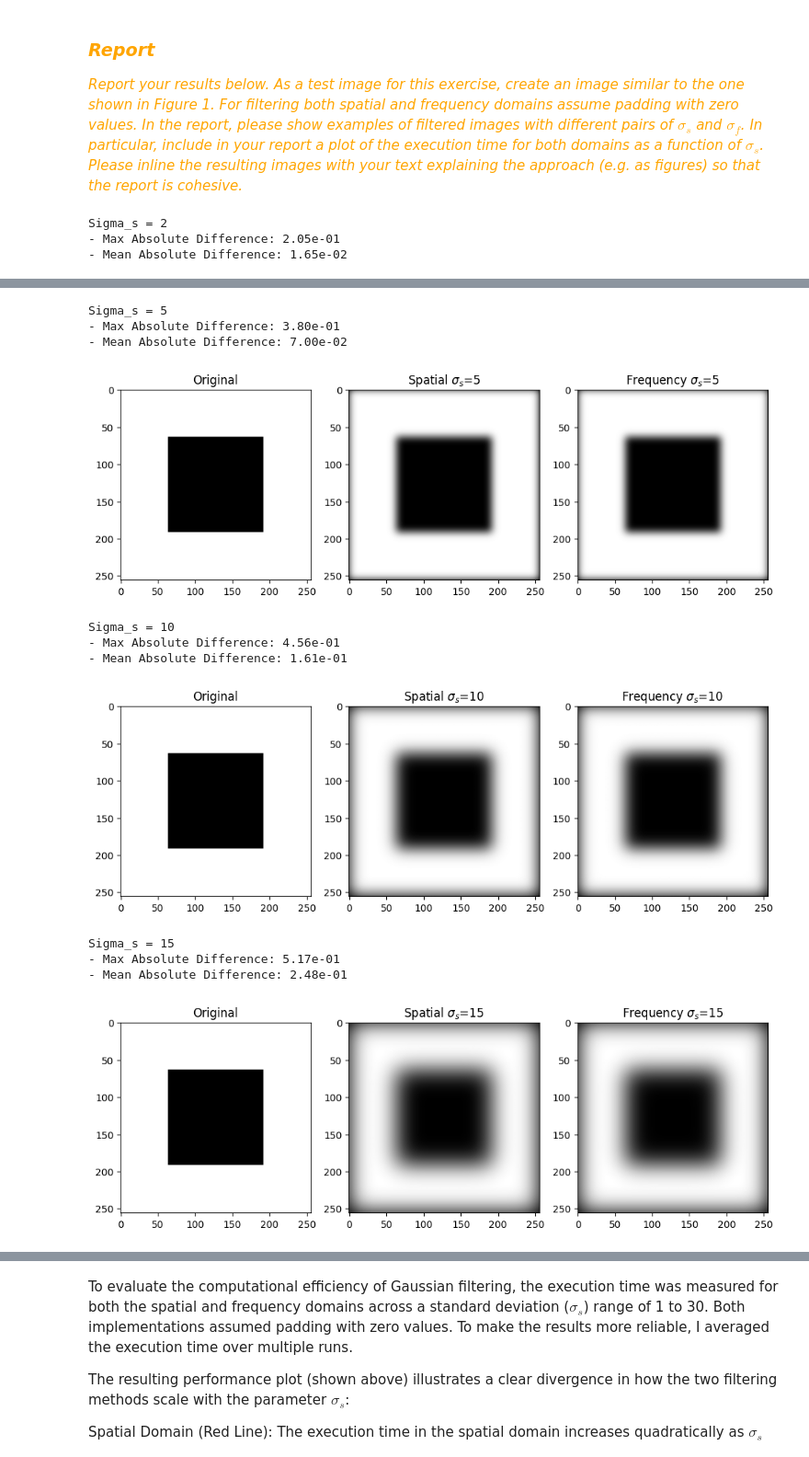
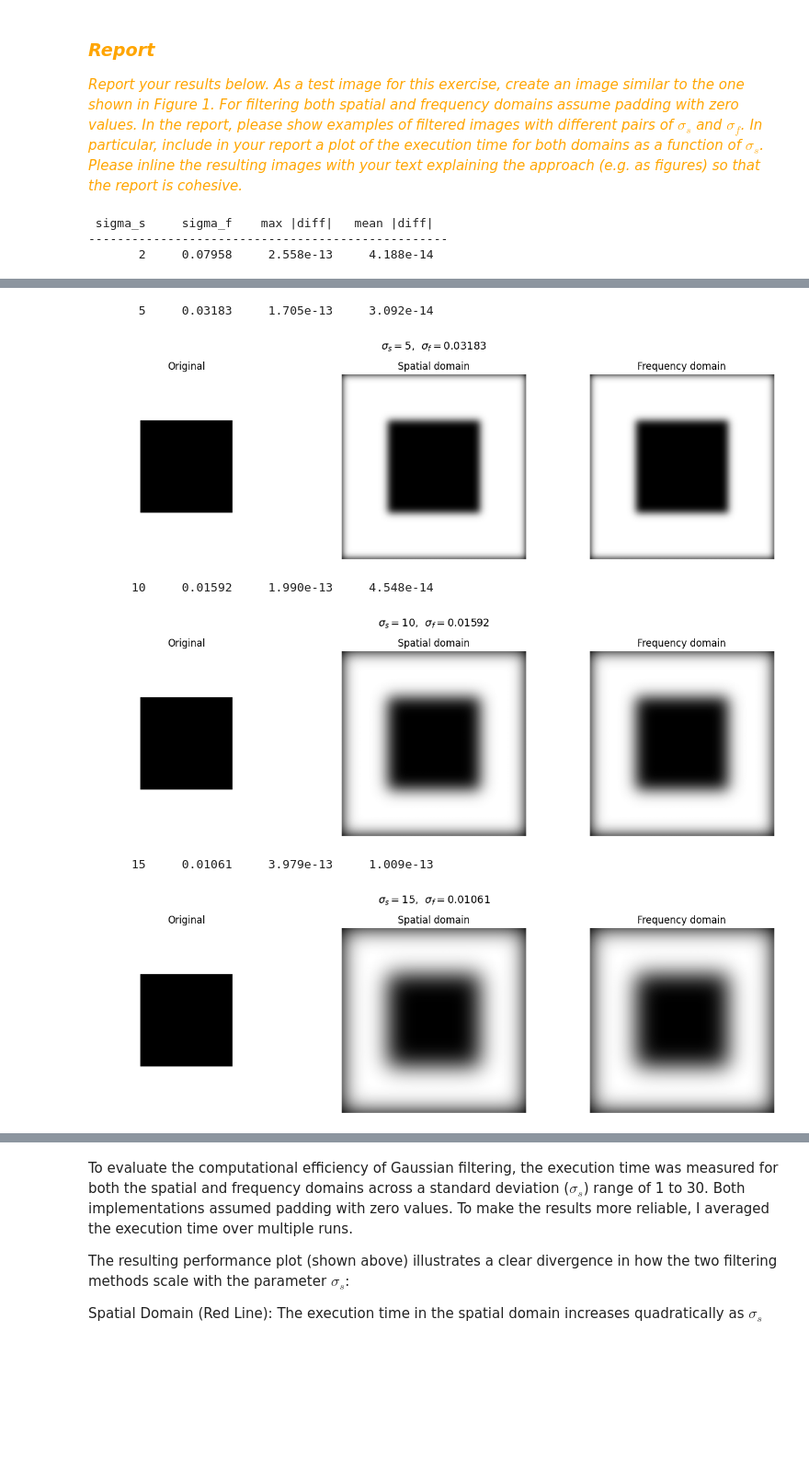
Before and after one commit to BirdWithDreams/image-and-video-processing, a Jupyter notebook: assignment_3/assignment_3.ipynb, the cells around one changed output, grey strips where cells are left out. Shown at 92% size. Drawn from its saved outputs; the diff is of its cells as text; code cells hidden in the pictures; blank space fills up the shorter version.

Commit message:
adding quantitative check

```diff
--- a/assignment_3/assignment_3.ipynb
+++ b/assignment_3/assignment_3.ipynb
@@ -96,30 +91,28 @@ def frequency_gaussian_filter(image, sigma_s):
 <span style="color:orange"> _Report your results below. As a test image for this exercise, create an image similar to the one shown in Figure 1. For filtering both spatial and frequency domains assume padding with zero values. In the report, please show examples of filtered images with different pairs of $\sigma_s$ and $\sigma_f$. In particular, include in your report
 a plot of the execution time for both domains as a function of $\sigma_s$. Please inline the resulting images with your text explaining the approach (e.g. as figures) so that the report is cohesive._ </span>
 # %%
-# Create the test image
 test_image = create_test_image()
+sigmas = [2, 5, 10, 15]
 
-# Testing an expanded range of sigmas
-sigmas = [2, 5, 10, 15]
+print(f"{'sigma_s':>8}  {'sigma_f':>10}  {'max |diff|':>12}  {'mean |diff|':>12}")
+print("-" * 50)
 
 for s in sigmas:
     spatial_res = spatial_gaussian_filter(test_image, s)
-    freq_res = frequency_gaussian_filter(test_image, s)
+    freq_res, sigma_f = frequency_gaussian_filter(test_image, s)
 
-    # Quantitative Check
-    #max_diff = np.max(np.abs(spatial_res - freq_res))
-    #mean_diff = np.mean(np.abs(spatial_res - freq_res))
+    max_diff  = np.max(np.abs(spatial_res - freq_res))
+    mean_diff = np.mean(np.abs(spatial_res - freq_res))
+    print(f"{s:>8}  {sigma_f:>10.5f}  {max_diff:>12.3e}  {mean_diff:>12.3e}")
 
-    #print(f"Sigma_s = {s}")
-    #print(f"- Max Absolute Difference: {max_diff:.2e}")
-    #print(f"- Mean Absolute Difference: {mean_diff:.2e}")
-
-    plt.figure(figsize=(12, 4))
-    plt.subplot(1, 3, 1); plt.imshow(test_image, cmap='gray'); plt.title("Original")
-    plt.subplot(1, 3, 2); plt.imshow(spatial_res, cmap='gray'); plt.title(r"Spatial $\sigma_s$=" + str(s))
-    plt.subplot(1, 3, 3); plt.imshow(freq_res, cmap='gray'); plt.title(r"Frequency $\sigma_s$=" + str(s))
-    plt.show() # Plotting only in the Report section per ground rules[cite: 1]
+    fig, axes = plt.subplots(1, 3, figsize=(13, 4))
+    fig.suptitle(rf"$\sigma_s={s}$,  $\sigma_f={sigma_f:.5f}$", fontsize=13)
+    axes[0].imshow(test_image,  cmap='gray'); axes[0].set_title("Original");         axes[0].axis('off')
+    axes[1].imshow(spatial_res, cmap='gray'); axes[1].set_title("Spatial domain");   axes[1].axis('off')
+    axes[2].imshow(freq_res,    cmap='gray'); axes[2].set_title("Frequency domain"); axes[2].axis('off')
+    plt.tight_layout()
+    plt.show()
 # %% [output]
-Sigma_s = 2
-- Max Absolute Difference: 2.05e-01
-- Mean Absolute Difference: 1.65e-02
+ sigma_s     sigma_f    max |diff|   mean |diff|
+--------------------------------------------------
+       2     0.07958     2.558e-13     4.188e-14
@@ -127,12 +120,6 @@ Sigma_s = 2
-Sigma_s = 5
-- Max Absolute Difference: 3.80e-01
-- Mean Absolute Difference: 7.00e-02
+       5     0.03183     1.705e-13     3.092e-14
-[figure, old version]
+[figure, new version]
-Sigma_s = 10
-- Max Absolute Difference: 4.56e-01
-- Mean Absolute Difference: 1.61e-01
+      10     0.01592     1.990e-13     4.548e-14
-[figure, old version]
+[figure, new version]
-Sigma_s = 15
-- Max Absolute Difference: 5.17e-01
-- Mean Absolute Difference: 2.48e-01
+      15     0.01061     3.979e-13     1.009e-13
-[figure, old version]
+[figure, new version]
```
Also changed, not shown: parts of 5 cells of this notebook, 1 other file.
